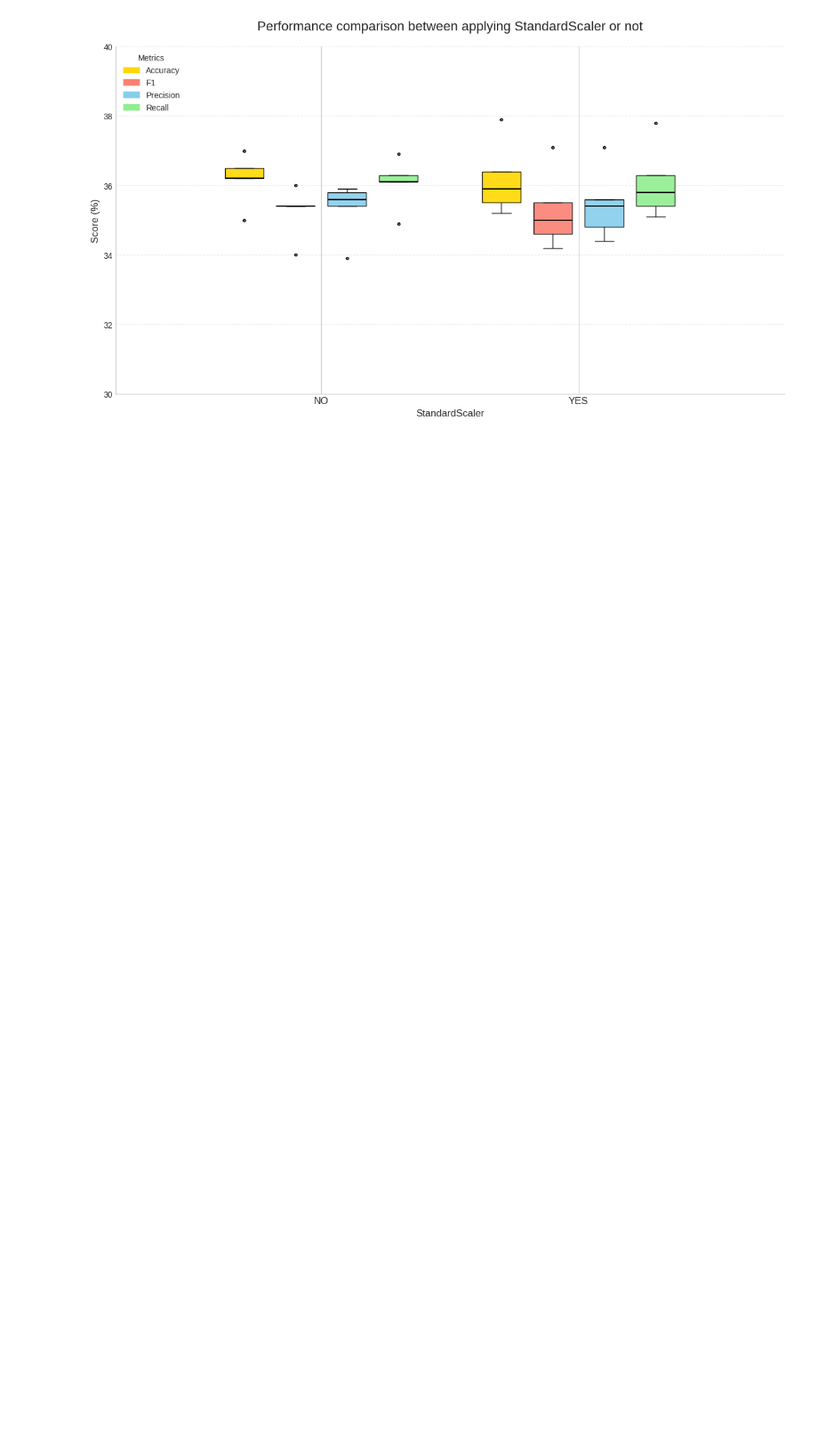
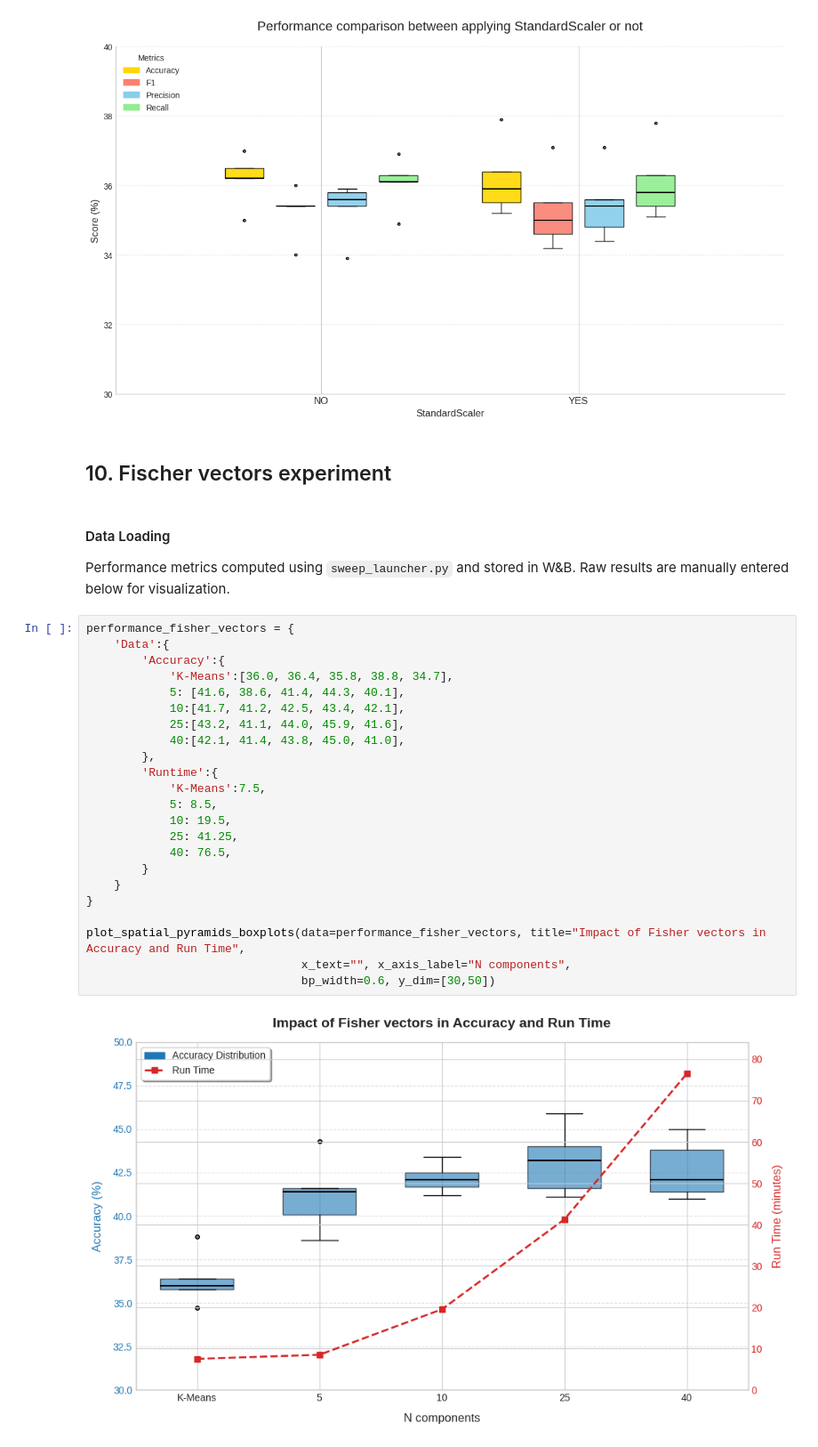
Before and after one commit to MCV-C3/project-5, a Jupyter notebook: Week1/experiments.ipynb, the cells around one changed output. Shown at 89% size. Cells and saved outputs as stored; diff of their text form; blank space fills up the shorter version.

```diff
--- a/Week1/experiments.ipynb
+++ b/Week1/experiments.ipynb
@@ -989,3 +1001,34 @@ plot_performance_boxplots(data=performance_scaler,
                           x_axis_title="StandardScaler")
 # %% [output]
 [figure]
+# %% [markdown]
+## 10. Fischer vectors experiment
+# %% [markdown]
+#### Data Loading
+
+Performance metrics computed using `sweep_launcher.py` and stored in W&B. Raw results are manually entered below for visualization.
+# %%
+performance_fisher_vectors = {
+    'Data':{
+        'Accuracy':{
+            'K-Means':[36.0, 36.4, 35.8, 38.8, 34.7],
+            5: [41.6, 38.6, 41.4, 44.3, 40.1],
+            10:[41.7, 41.2, 42.5, 43.4, 42.1],
+            25:[43.2, 41.1, 44.0, 45.9, 41.6],
+            40:[42.1, 41.4, 43.8, 45.0, 41.0],
+        },
+        'Runtime':{
+            'K-Means':7.5,
+            5: 8.5,
+            10: 19.5,
+            25: 41.25,
+            40: 76.5,
+        }
+    }
+}
+
+plot_spatial_pyramids_boxplots(data=performance_fisher_vectors, title="Impact of Fisher vectors in Accuracy and Run Time",
+                               x_text="", x_axis_label="N components",
+                               bp_width=0.6, y_dim=[30,50])
+# %% [output]
+[figure, added]
```
Also changed, not shown: parts of 3 cells of this notebook.
